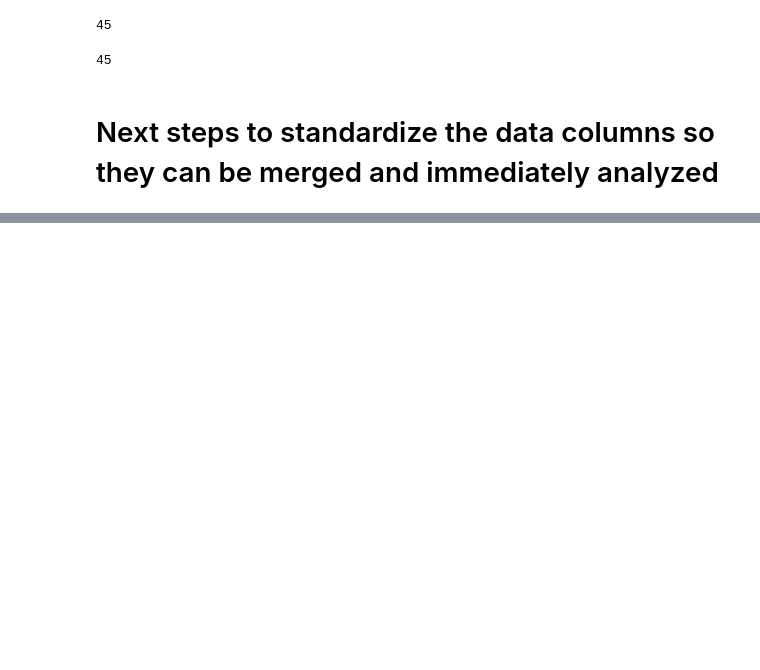
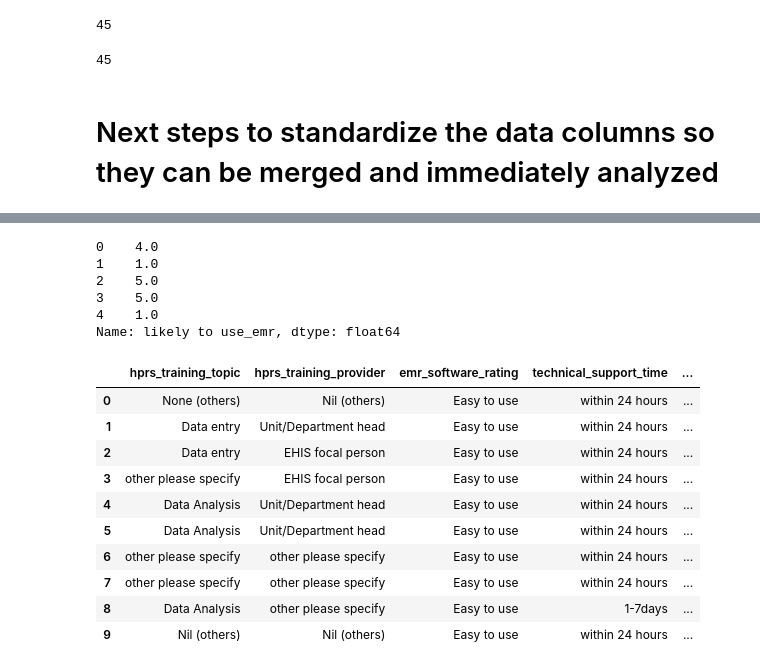
Before and after one commit to Ugoeze-hub/EMR_ANALYSIS, a Jupyter notebook: analysis.ipynb, the cells around one changed output, grey strips where cells are left out. Drawn from its saved outputs; the diff is of its cells as text; code cells hidden in the pictures; blank space fills up the shorter version.

Commit message:
finally cleaned the data(more accuracy than earlier)

```diff
--- a/analysis.ipynb
+++ b/analysis.ipynb
@@ -381,0 +437,5 @@ len(df_2.columns.tolist())
+# %%
+column_list = ['likely to use_emr', 'emr_is_complex', 'need_technical_support', 'good_system_functions_integration', 'confidence_using_system', 'emr_performance_monitoring']
+for col in column_list:
+    print(df_online[col].unique())
+    print()
@@ -381,0 +460,51 @@ len(df_2.columns.tolist())
+# %%
+# Define a mapping for the Likert scale where:
+# "strongly disagree" -> 1, "disagree" -> 2, "neither agree or disagree" -> 3,
+# "agree" -> 4, "strongly agree" -> 5
+likert_mapping = {
+    "strongly disagree": 1,
+    "disagree": 2,
+    "neither agree or disagree": 3,
+    "agree": 4,
+    "strongly agree": 5
+}
+
+column_list = [
+    'likely to use_emr',
+    'emr_is_complex',
+    'need_technical_support',
+    'good_system_functions_integration',
+    'confidence_using_system',
+    'emr_performance_monitoring'
+]
+
+for col in column_list:
+    # Clean the column: trim spaces and convert to lowercase for consistency
+    df_online[col] = df_online[col].str.lower().str.strip()
+
+    # Create a new column with ordinal scores
+    df_online[col] = df_online[col].map(likert_mapping)
+
+# Check one of the score columns to see the changes
+print(df_online['likely to use_emr'].head())
+# %% [output]
+0    4.0
+1    1.0
+2    5.0
+3    5.0
+4    1.0
+Name: likely to use_emr, dtype: float64
+# %%
+df_online.iloc[:10,15:25]
+# %% [output]
+|  | hprs_training_topic | hprs_training_provider | emr_software_rating | technical_support_time | ... |
+| 0 | None (others) | Nil (others) | Easy to use | within 24 hours | ... |
+| 1 | Data entry | Unit/Department head | Easy to use | within 24 hours | ... |
+| 2 | Data entry | EHIS focal person | Easy to use | within 24 hours | ... |
+| 3 | other please specify | EHIS focal person | Easy to use | within 24 hours | ... |
+| 4 | Data Analysis | Unit/Department head | Easy to use | within 24 hours | ... |
+| 5 | Data Analysis | Unit/Department head | Easy to use | within 24 hours | ... |
+| 6 | other please specify | other please specify | Easy to use | within 24 hours | ... |
+| 7 | other please specify | other please specify | Easy to use | within 24 hours | ... |
+| 8 | Data Analysis | other please specify | Easy to use | 1-7days | ... |
+| 9 | Nil (others) | Nil (others) | Easy to use | within 24 hours | ... |
```
Also changed, not shown: parts of 33 cells of this notebook.
